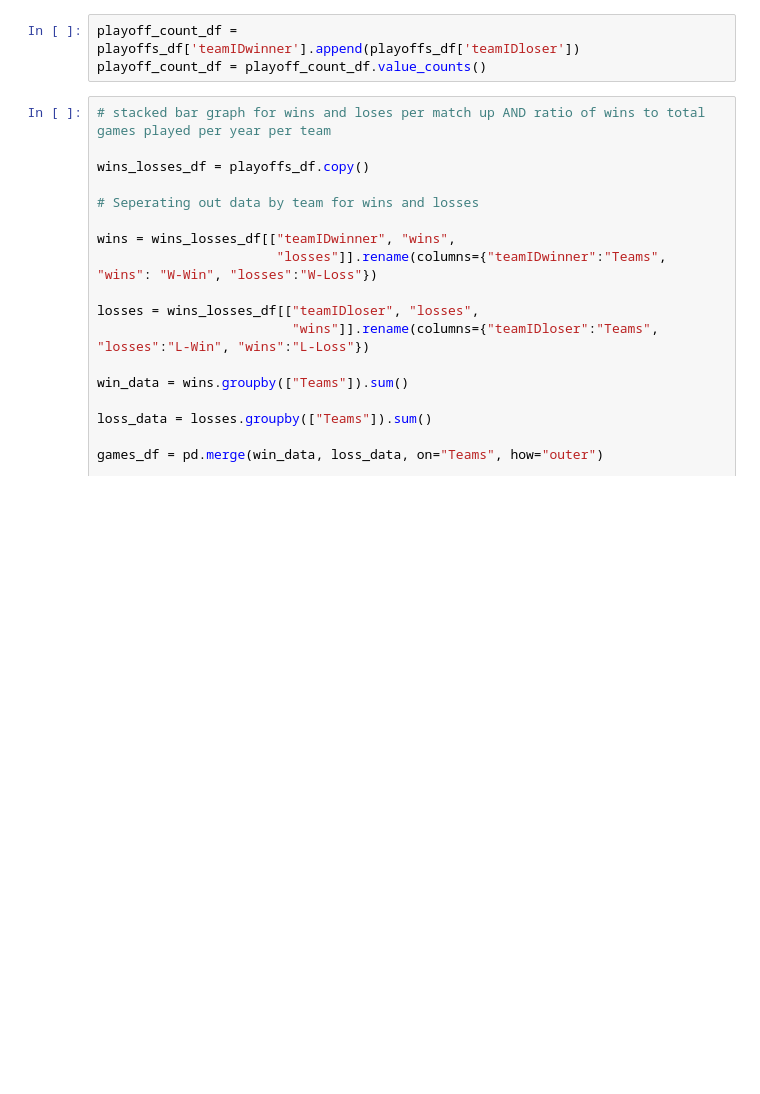
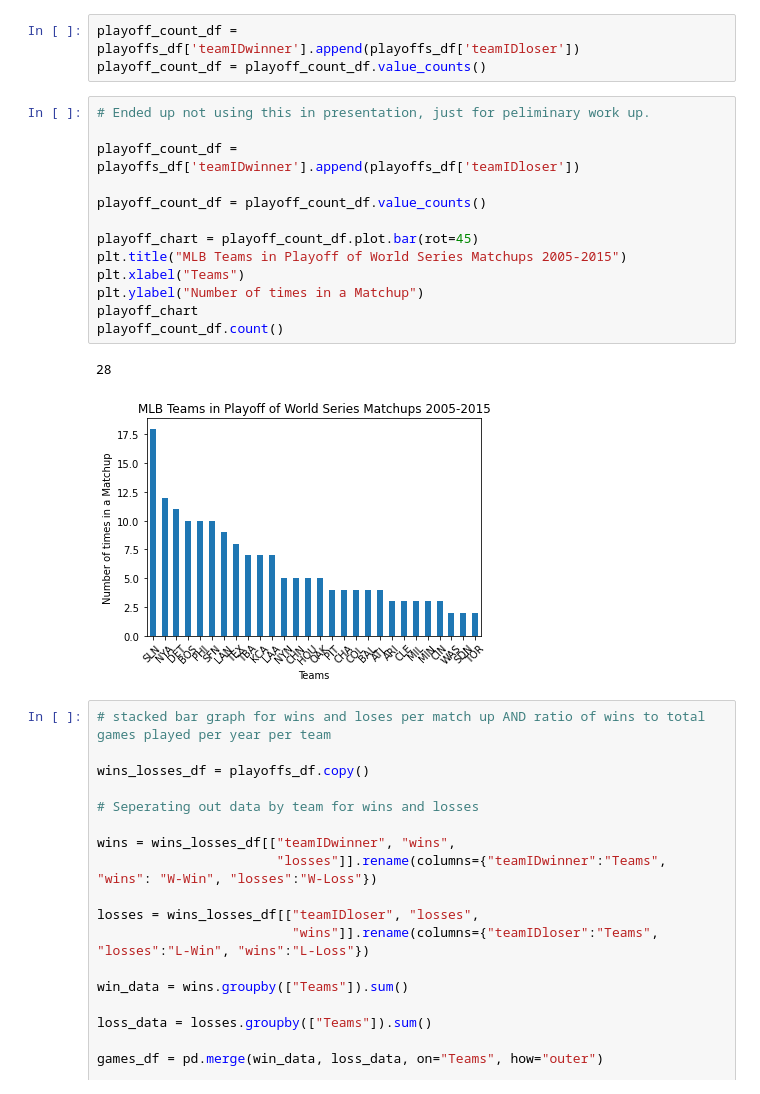
Before and after one commit to eerofeeva/BaseballMadness, a Jupyter notebook: baseball_challege.ipynb, the cells around one changed output. Saved outputs shown, nothing was run; the diff lists cells and outputs as text; blank space fills up the shorter version.

```diff
--- a/baseball_challege.ipynb
+++ b/baseball_challege.ipynb
@@ -50,6 +50,22 @@ dtype: int64
 # %%
 playoff_count_df = playoffs_df['teamIDwinner'].append(playoffs_df['teamIDloser'])
 playoff_count_df = playoff_count_df.value_counts()
+# %%
+# Ended up not using this in presentation, just for peliminary work up.
+
+playoff_count_df = playoffs_df['teamIDwinner'].append(playoffs_df['teamIDloser'])
+
+playoff_count_df = playoff_count_df.value_counts()
+
+playoff_chart = playoff_count_df.plot.bar(rot=45)
+plt.title("MLB Teams in Playoff of World Series Matchups 2005-2015")
+plt.xlabel("Teams")
+plt.ylabel("Number of times in a Matchup")
+playoff_chart
+playoff_count_df.count()
+# %% [output]
+28
+[figure, added]
 # %%
 # stacked bar graph for wins and loses per match up AND ratio of wins to total games played per year per team
 
```
Also changed, not shown: parts of 10 cells of this notebook.
